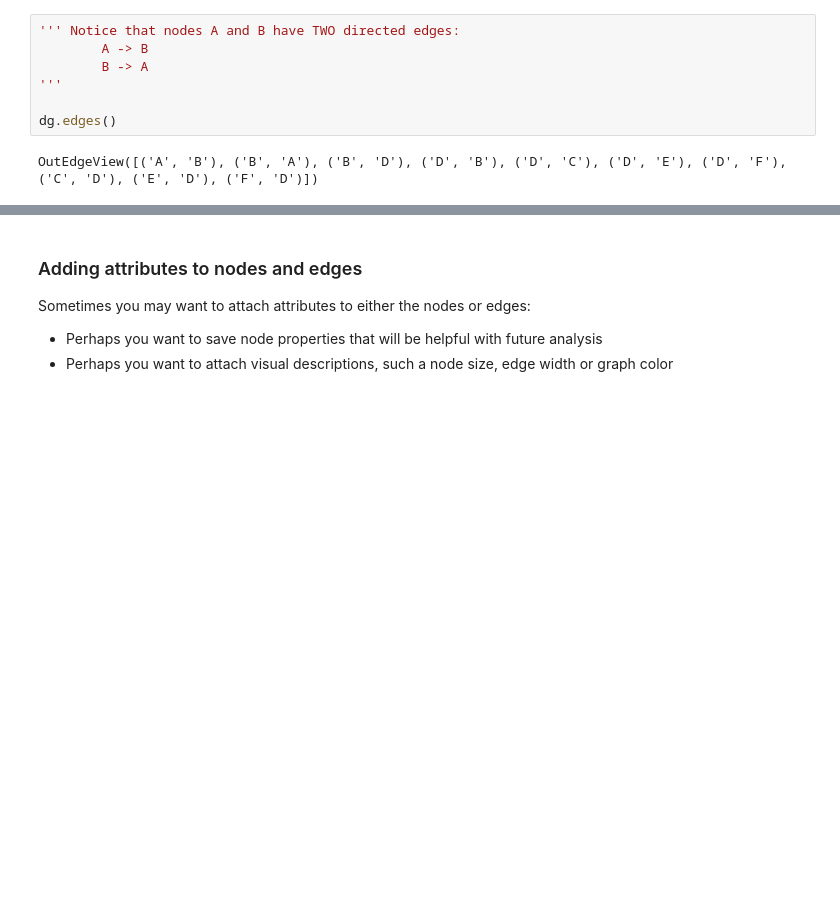
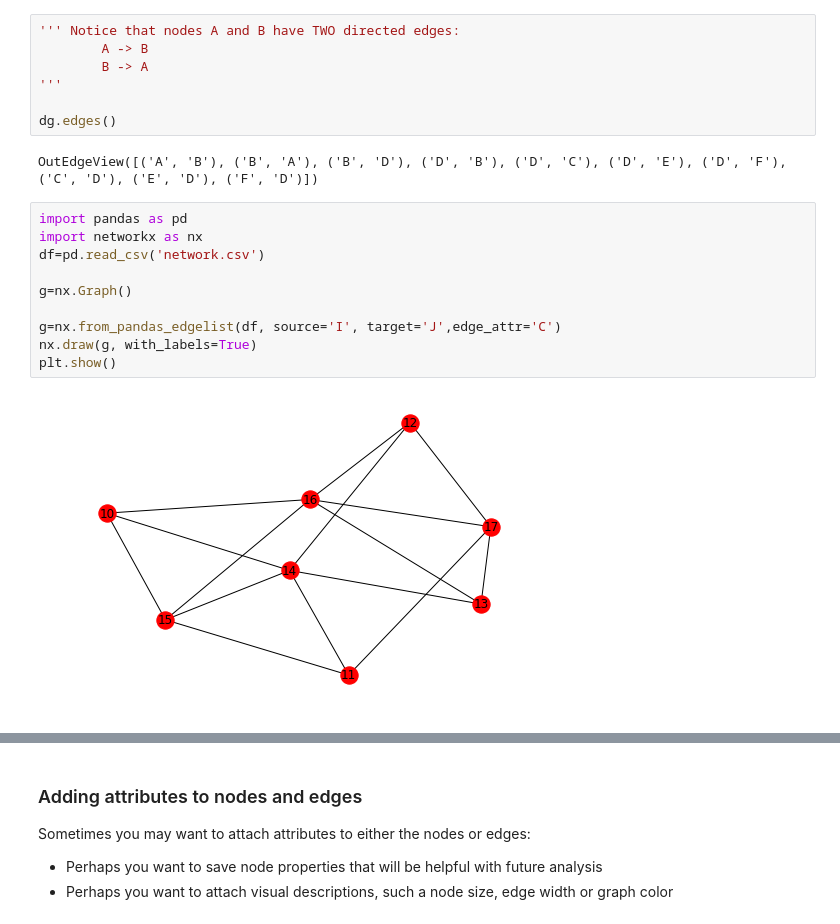
Before and after one commit to jawadmhoque/ce599, a Jupyter notebook: 14-Networks/Networks.ipynb, the cells around one changed output, grey strips where cells are left out. Cells and saved outputs as stored; diff of their text form; blank space fills up the shorter version.

```diff
--- a/14-Networks/Networks.ipynb
+++ b/14-Networks/Networks.ipynb
@@ -146,3 +152,15 @@ nx.draw(dg, node_color=BLUE, with_labels=True)
 dg.edges()
 # %% [output]
 OutEdgeView([('A', 'B'), ('B', 'A'), ('B', 'D'), ('D', 'B'), ('D', 'C'), ('D', 'E'), ('D', 'F'), ('C', 'D'), ('E', 'D'), ('F', 'D')])
+# %%
+import pandas as pd
+import networkx as nx
+df=pd.read_csv('network.csv')
+
+g=nx.Graph()
+
+g=nx.from_pandas_edgelist(df, source='I', target='J',edge_attr='C')
+nx.draw(g, with_labels=True)
+plt.show()
+# %% [output]
+[figure, added]
```
Also changed, not shown: parts of 7 cells of this notebook, 1 other file.
